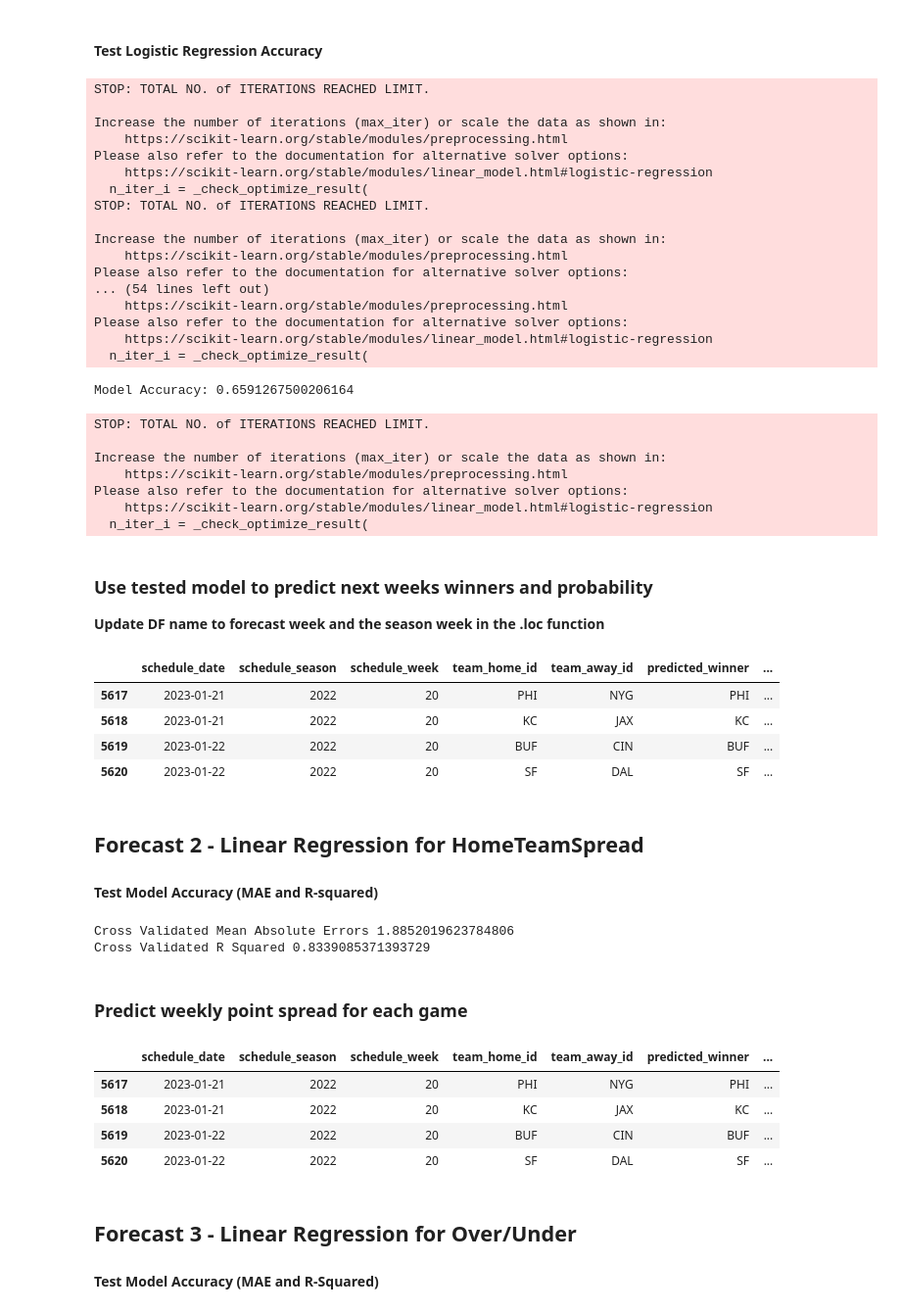
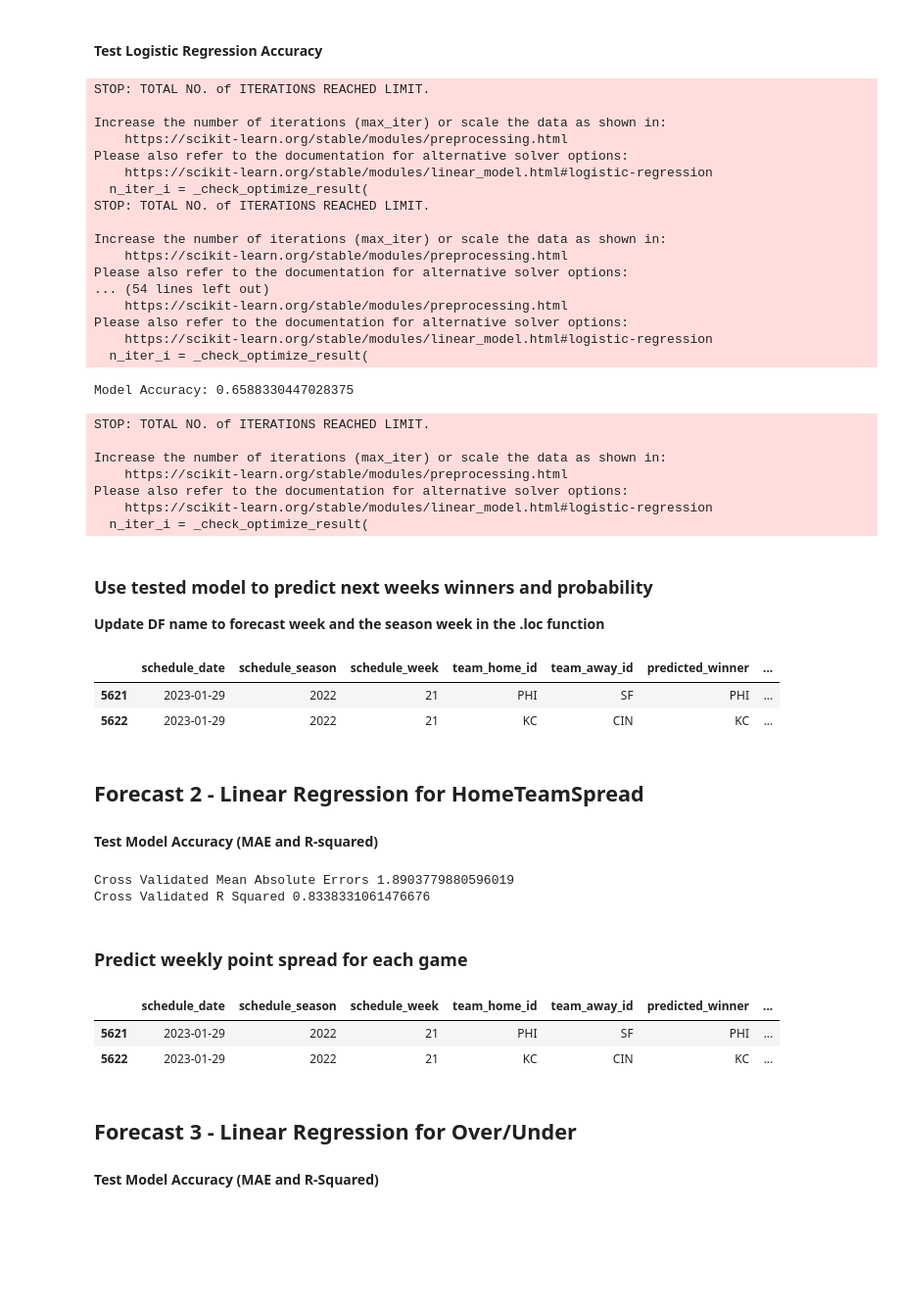
Before and after one commit to tylermoazed/NFL_Forecasting, a Jupyter notebook: model_v2_5_weekly_forecast.ipynb, the cells around one changed output. Shown at 98% size. Saved outputs shown, nothing was run; the diff lists cells and outputs as text; code cells hidden in the pictures; blank space fills up the shorter version.

Commit message:
Update model_v2_5_weekly_forecast.ipynb
Update data and code for Conference Week 2022 Forecast

```diff
--- a/model_v2_5_weekly_forecast.ipynb
+++ b/model_v2_5_weekly_forecast.ipynb
@@ -18,7 +18,7 @@ from sklearn.metrics import mean_squared_error, r2_score
 import statsmodels.api as sm
 
 #Need to update this to latest csv file generated based on last weeks game results
-csv_file = 'wk20_forecast.csv'
+csv_file = 'wk21_forecast.csv'
 base_data = pd.read_csv(csv_file)
 
 #Pull PBP data from repo
@@ -230,8 +230,8 @@ df=df.dropna(subset=['ewma_dynamic_window_passing_defense_home'])
 htw_features = feature_columns_win_loss + features_categorical
 
 #Make sure train data excludes forecast season
-X_train_htw = df.loc[(df['season_week'] != '2022_Division') & (df['home_team_win'].notna()),htw_features] # Features
-y_train_htw = df.loc[(df['season_week'] != '2022_Division') & (df['home_team_win'].notna()),target_win_loss] #target
+X_train_htw = df.loc[(df['season_week'] != '2022_Conference') & (df['home_team_win'].notna()),htw_features] # Features
+y_train_htw = df.loc[(df['season_week'] != '2022_Conference') & (df['home_team_win'].notna()),target_win_loss] #target
 # %% [markdown]
 #### Test Logistic Regression Accuracy
 # %%
@@ -262,7 +262,7 @@ Please also refer to the documentation for alternative solver options:
 Please also refer to the documentation for alternative solver options:
     https://scikit-learn.org/stable/modules/linear_model.html#logistic-regression
   n_iter_i = _check_optimize_result(
-Model Accuracy: 0.6591267500206164
+Model Accuracy: 0.6588330447028375
 STOP: TOTAL NO. of ITERATIONS REACHED LIMIT.
 
 Increase the number of iterations (max_iter) or scale the data as shown in:
@@ -276,22 +276,20 @@ Please also refer to the documentation for alternative solver options:
 **Update DF name to forecast week and the season week in the .loc function**
 # %%
 #Use Model to Make Forcasts and attach them to the Following weeks games
-df_2022_wkDivision = df.loc[(df['season_week'] == '2022_Division')].assign(
+df_2022_wkConference = df.loc[(df['season_week'] == '2022_Conference')].assign(
     predicted_winner = lambda x: logreg.predict(x[htw_features]),
     home_team_win_probability = lambda x: logreg.predict_proba(x[htw_features])[:, 1])
 
-df_2022_wkDivision['predicted_winner'] = df_2022_wkDivision.apply(lambda x: x.team_home_id if x.predicted_winner == 1 else x.team_away_id, axis=1)
-df_2022_wkDivision['win_probability'] = df_2022_wkDivision.apply(lambda x: x.home_team_win_probability if x.predicted_winner == x.team_home_id else 1 - x.home_team_win_probability, axis=1)
+df_2022_wkConference['predicted_winner'] = df_2022_wkConference.apply(lambda x: x.team_home_id if x.predicted_winner == 1 else x.team_away_id, axis=1)
+df_2022_wkConference['win_probability'] = df_2022_wkConference.apply(lambda x: x.home_team_win_probability if x.predicted_winner == x.team_home_id else 1 - x.home_team_win_probability, axis=1)
 
 log_model_columns_basic = ['schedule_date','schedule_season','schedule_week','team_home_id', 'team_away_id','predicted_winner','win_probability','home_team_win_probability']
 
-df_2022_wkDivision[log_model_columns_basic]
+df_2022_wkConference[log_model_columns_basic]
 # %% [output]
 |  | schedule_date | schedule_season | schedule_week | team_home_id | team_away_id | predicted_winner | ... |
-| 5617 | 2023-01-21 | 2022 | 20 | PHI | NYG | PHI | ... |
-| 5618 | 2023-01-21 | 2022 | 20 | KC | JAX | KC | ... |
-| 5619 | 2023-01-22 | 2022 | 20 | BUF | CIN | BUF | ... |
-| 5620 | 2023-01-22 | 2022 | 20 | SF | DAL | SF | ... |
+| 5621 | 2023-01-29 | 2022 | 21 | PHI | SF | PHI | ... |
+| 5622 | 2023-01-29 | 2022 | 21 | KC | CIN | KC | ... |
 # %% [markdown]
 ## Forecast 2 - Linear Regression for HomeTeamSpread
 
@@ -299,8 +297,8 @@ df_2022_wkDivision[log_model_columns_basic]
 # %%
 hts_features = feature_columns_spread + features_categorical
 
-X_train_hts = df.loc[(df['season_week'] != '2022_Division') & (df['home_team_spread'].notna()) & (df['elo_home_pre'].notna()),hts_features] # Features
-y_train_hts = df.loc[(df['season_week'] != '2022_Division') & (df['home_team_spread'].notna()) & (df['elo_home_pre'].notna()),target_spread] #target
+X_train_hts = df.loc[(df['season_week'] != '2022_Conference') & (df['home_team_spread'].notna()) & (df['elo_home_pre'].notna()),hts_features] # Features
+y_train_hts = df.loc[(df['season_week'] != '2022_Conference') & (df['home_team_spread'].notna()) & (df['elo_home_pre'].notna()),target_spread] #target
 
 lin_reg = LinearRegression()
 lin_model_hts = lin_reg.fit(X_train_hts,y_train_hts)
@@ -323,23 +321,21 @@ avg_r_squared = np.mean(r_squared)
 
 print ("Cross Validated R Squared", avg_r_squared)
 # %% [output]
-Cross Validated Mean Absolute Errors 1.8852019623784806
-Cross Validated R Squared 0.8339085371393729
+Cross Validated Mean Absolute Errors 1.8903779880596019
+Cross Validated R Squared 0.8338331061476676
 # %% [markdown]
 ### Predict weekly point spread for each game
 # %%
-df_2022_wkDivision = df_2022_wkDivision.assign(predicted_home_spread = lambda x: lin_model_hts.predict(x[hts_features]))
+df_2022_wkConference = df_2022_wkConference.assign(predicted_home_spread = lambda x: lin_model_hts.predict(x[hts_features]))
 
 hts_model_columns_basic = ['schedule_date','schedule_season','schedule_week','team_home_id', 'team_away_id','predicted_winner',
                             'win_probability','home_team_spread','predicted_home_spread']
 
-df_2022_wkDivision[hts_model_columns_basic]
+df_2022_wkConference[hts_model_columns_basic]
 # %% [output]
 |  | schedule_date | schedule_season | schedule_week | team_home_id | team_away_id | predicted_winner | ... |
-| 5617 | 2023-01-21 | 2022 | 20 | PHI | NYG | PHI | ... |
-| 5618 | 2023-01-21 | 2022 | 20 | KC | JAX | KC | ... |
-| 5619 | 2023-01-22 | 2022 | 20 | BUF | CIN | BUF | ... |
-| 5620 | 2023-01-22 | 2022 | 20 | SF | DAL | SF | ... |
+| 5621 | 2023-01-29 | 2022 | 21 | PHI | SF | PHI | ... |
+| 5622 | 2023-01-29 | 2022 | 21 | KC | CIN | KC | ... |
 # %% [markdown]
 ## Forecast 3 - Linear Regression for Over/Under
 
```
Also changed, not shown: parts of 3 cells of this notebook.
